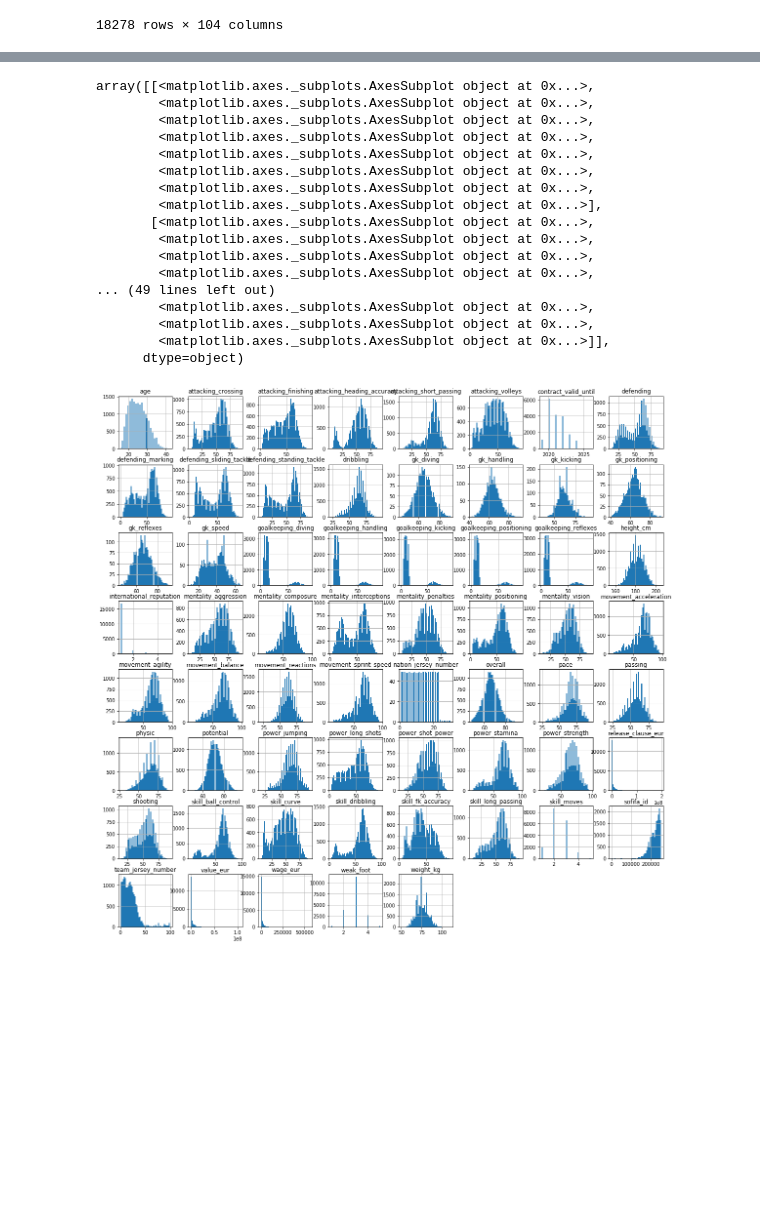
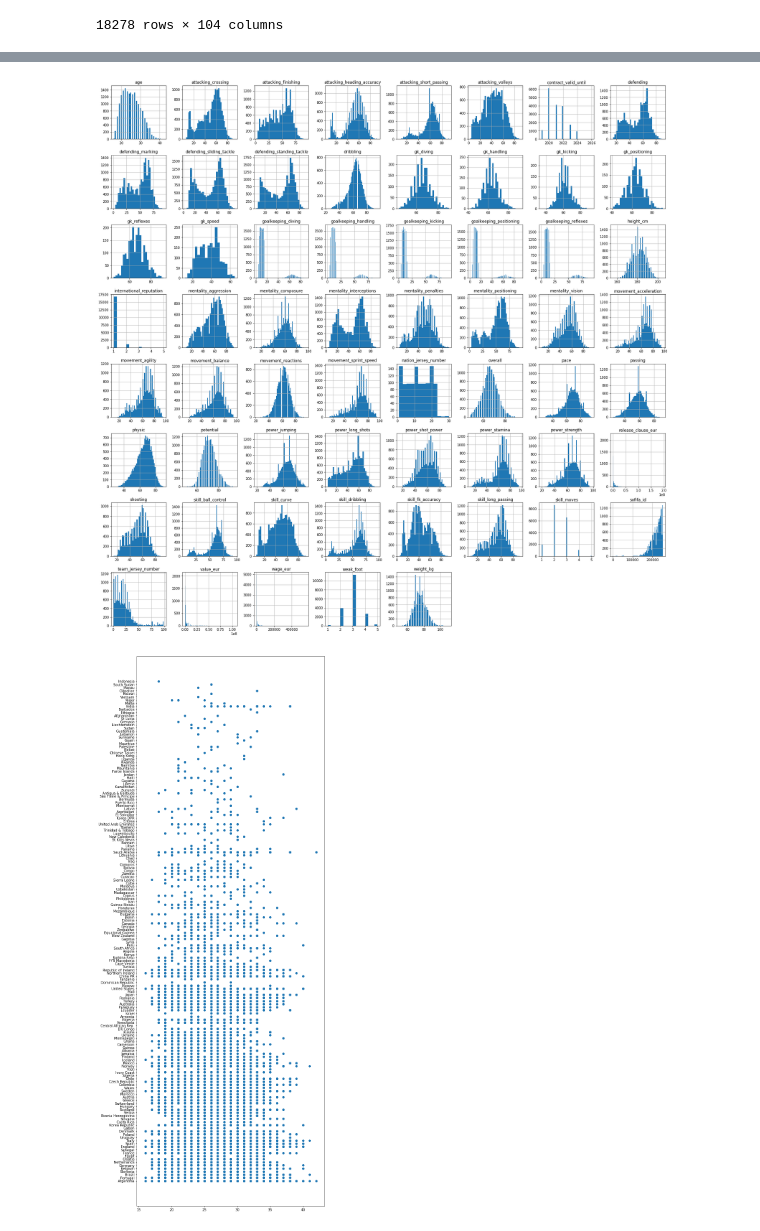
Before and after one commit to Nishant2415/Machine-Learning, a Jupyter notebook: College/PracticalML.ipynb, the cells around one changed output, grey strips where cells are left out. Saved outputs shown, nothing was run; the diff lists cells and outputs as text; code cells hidden in the pictures; blank space fills up the shorter version.

```diff
--- a/College/PracticalML.ipynb
+++ b/College/PracticalML.ipynb
@@ -5,2 +5,2 @@ pd.set_option('display.max_columns', 100)
 # %%
-player = pd.read_csv('https://raw.githubusercontent.com/Nishant2415/Machine-Learning/master/Dataset/players_20.csv')
+player = pd.read_csv('players_20.csv')
@@ -51,23 +37,13 @@ player.describe(include='all')
 | max | 252905.000000 | NaN | NaN | NaN | 42.000000 | NaN | 205.000000 | 110.000000 | NaN | ... |
 11 rows × 104 columns
 # %%
-player.hist(bins=50,figsize=(20,20))
+player.hist(bins='auto',figsize=(30,30))
+plt.show()
 # %% [output]
-array([[<matplotlib.axes._subplots.AxesSubplot object at 0x...>,
-        <matplotlib.axes._subplots.AxesSubplot object at 0x...>,
-        <matplotlib.axes._subplots.AxesSubplot object at 0x...>,
-        <matplotlib.axes._subplots.AxesSubplot object at 0x...>,
-        <matplotlib.axes._subplots.AxesSubplot object at 0x...>,
-        <matplotlib.axes._subplots.AxesSubplot object at 0x...>,
-        <matplotlib.axes._subplots.AxesSubplot object at 0x...>,
-        <matplotlib.axes._subplots.AxesSubplot object at 0x...>],
-       [<matplotlib.axes._subplots.AxesSubplot object at 0x...>,
-        <matplotlib.axes._subplots.AxesSubplot object at 0x...>,
-        <matplotlib.axes._subplots.AxesSubplot object at 0x...>,
-        <matplotlib.axes._subplots.AxesSubplot object at 0x...>,
-... (49 lines left out)
-        <matplotlib.axes._subplots.AxesSubplot object at 0x...>,
-        <matplotlib.axes._subplots.AxesSubplot object at 0x...>,
-        <matplotlib.axes._subplots.AxesSubplot object at 0x...>]],
-      dtype=object)
-[figure, old version]
+[figure, new version]
+# %%
+plt.scatter(player['age'],player['nationality'])
+plt.gcf().set_size_inches((10, 30))
+plt.show()
+# %% [output]
+[figure, added]
```
Also changed, not shown: parts of 4 cells of this notebook.
